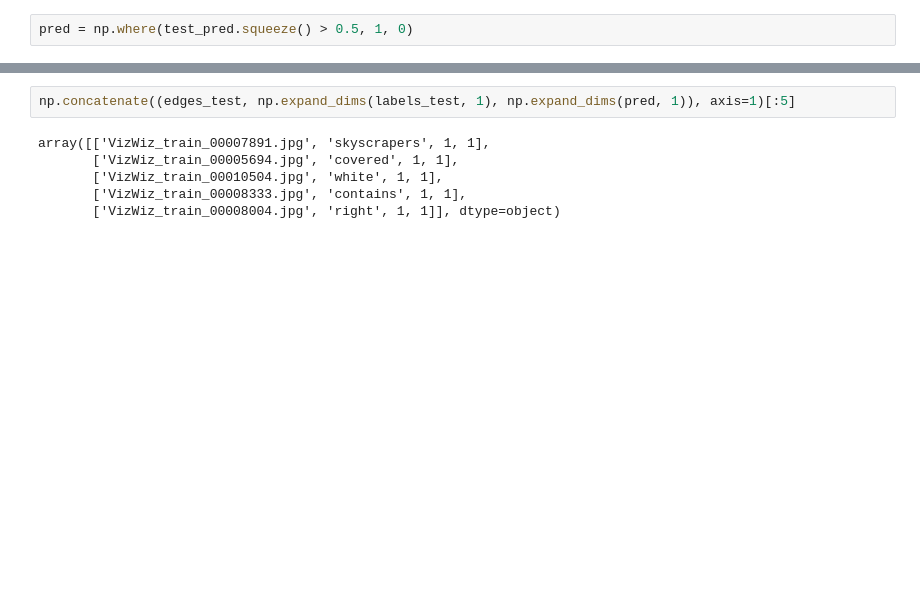
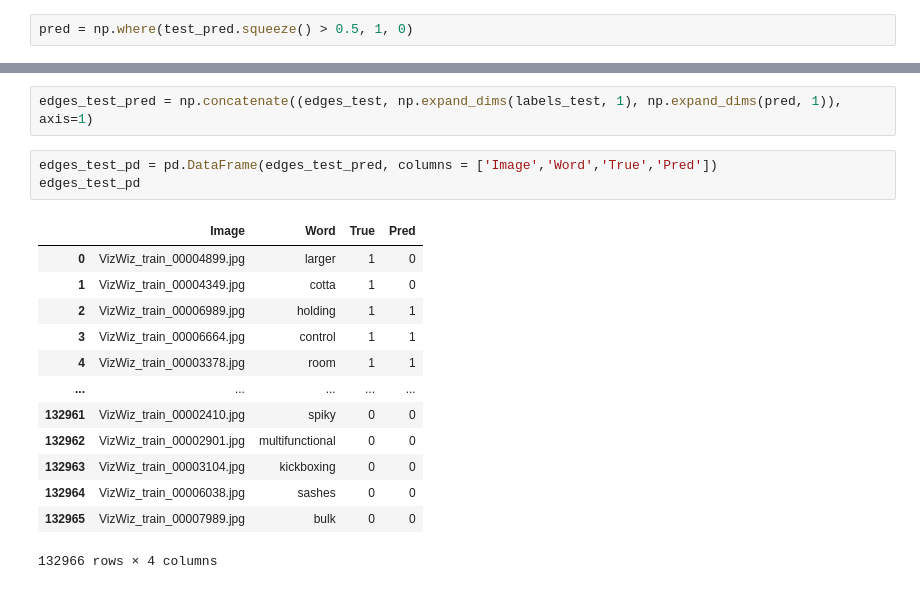
Before and after one commit to kamilwyszynski/multimodal_graph_learning, a Jupyter notebook: model_testing.ipynb, the cells around one changed output, grey strips where cells are left out. Cells and saved outputs as stored; diff of their text form; blank space fills up the shorter version.

```diff
--- a/model_testing.ipynb
+++ b/model_testing.ipynb
@@ -295,8 +314,19 @@ array([['VizWiz_train_00007891.jpg', 'skyscrapers'],
 # %%
-np.concatenate((edges_test, np.expand_dims(labels_test, 1), np.expand_dims(pred, 1)), axis=1)[:5]
+edges_test_pred = np.concatenate((edges_test, np.expand_dims(labels_test, 1), np.expand_dims(pred, 1)), axis=1)
-# %% [output]
-array([['VizWiz_train_00007891.jpg', 'skyscrapers', 1, 1],
-       ['VizWiz_train_00005694.jpg', 'covered', 1, 1],
-       ['VizWiz_train_00010504.jpg', 'white', 1, 1],
-       ['VizWiz_train_00008333.jpg', 'contains', 1, 1],
-       ['VizWiz_train_00008004.jpg', 'right', 1, 1]], dtype=object)
+# %%
+edges_test_pd = pd.DataFrame(edges_test_pred, columns = ['Image','Word','True','Pred'])
+edges_test_pd
+# %% [output]
+|  | Image | Word | True | Pred |
+| 0 | VizWiz_train_00004899.jpg | larger | 1 | 0 |
+| 1 | VizWiz_train_00004349.jpg | cotta | 1 | 0 |
+| 2 | VizWiz_train_00006989.jpg | holding | 1 | 1 |
+| 3 | VizWiz_train_00006664.jpg | control | 1 | 1 |
+| 4 | VizWiz_train_00003378.jpg | room | 1 | 1 |
+| ... | ... | ... | ... | ... |
+| 132961 | VizWiz_train_00002410.jpg | spiky | 0 | 0 |
+| 132962 | VizWiz_train_00002901.jpg | multifunctional | 0 | 0 |
+| 132963 | VizWiz_train_00003104.jpg | kickboxing | 0 | 0 |
+| 132964 | VizWiz_train_00006038.jpg | sashes | 0 | 0 |
+| 132965 | VizWiz_train_00007989.jpg | bulk | 0 | 0 |
+132966 rows × 4 columns
```
Also changed, not shown: parts of 40 cells of this notebook.
